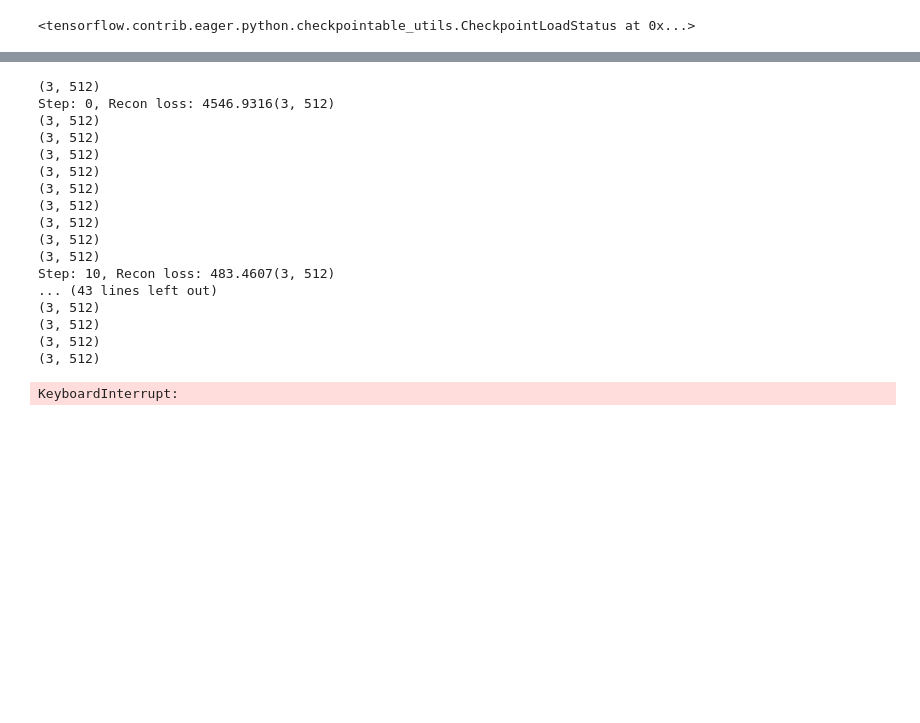
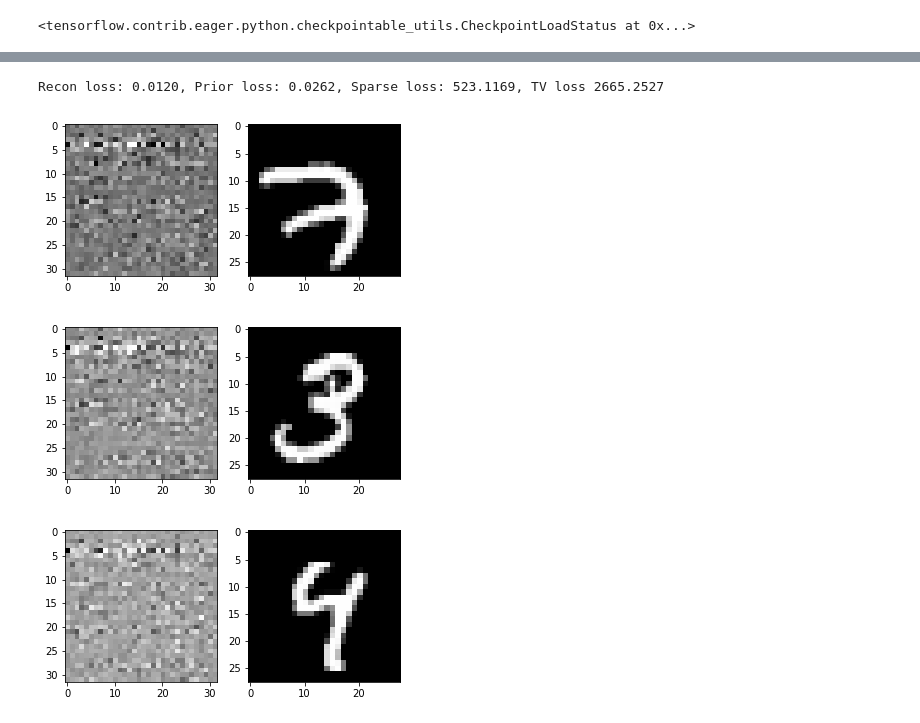
Before and after one commit to act65/mri-reconstruction, a Jupyter notebook: notebooks/learned-prior/vae-prior.ipynb, the cells around one changed output, grey strips where cells are left out. Saved outputs shown, nothing was run; the diff lists cells and outputs as text; code cells hidden in the pictures; blank space fills up the shorter version.

```diff
--- a/notebooks/learned-prior/vae-prior.ipynb
+++ b/notebooks/learned-prior/vae-prior.ipynb
@@ -72,29 +79,15 @@ checkpoint.restore(tf.train.latest_checkpoint(model_path))
 # %%
 inputs = tf.constant(infovae.InfoVAE.preprocess(mnist.train.images[0:3, ...]))
-recon = reconstruct(inputs, 100, beta=0.0)
+recon = reconstruct(inputs, 100, coeffs=[1,1000,0,0])  # learned prior
 
 for i in range(3):
     plt.figure()
     plt.subplot(1,2,1)
     plt.imshow(recon[i, :, :, 0], interpolation='nearest', cmap='gray')
     plt.subplot(1,2,2)
     plt.imshow(mnist.train.images[i].reshape((28,28)), interpolation='nearest', cmap='gray')
 # %% [output]
-(3, 512)
-Step: 0, Recon loss: 4546.9316(3, 512)
-(3, 512)
-(3, 512)
-(3, 512)
-(3, 512)
-(3, 512)
-(3, 512)
-(3, 512)
-(3, 512)
-(3, 512)
-Step: 10, Recon loss: 483.4607(3, 512)
-... (43 lines left out)
-(3, 512)
-(3, 512)
-(3, 512)
-(3, 512)
+Recon loss: 0.0120, Prior loss: 0.0262, Sparse loss: 523.1169, TV loss 2665.2527
-KeyboardInterrupt:
+[figure, added]
+[figure, added]
+[figure, added]
```
Also changed, not shown: parts of 10 cells of this notebook, 10 other files.
